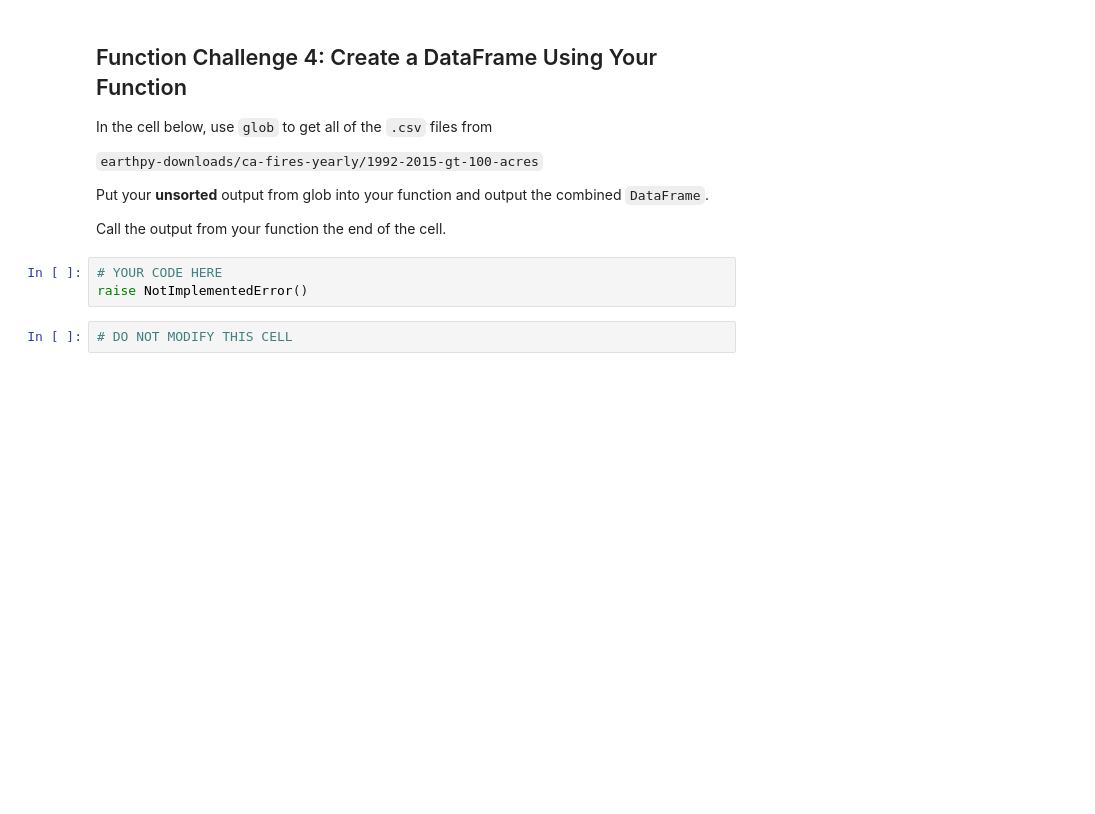
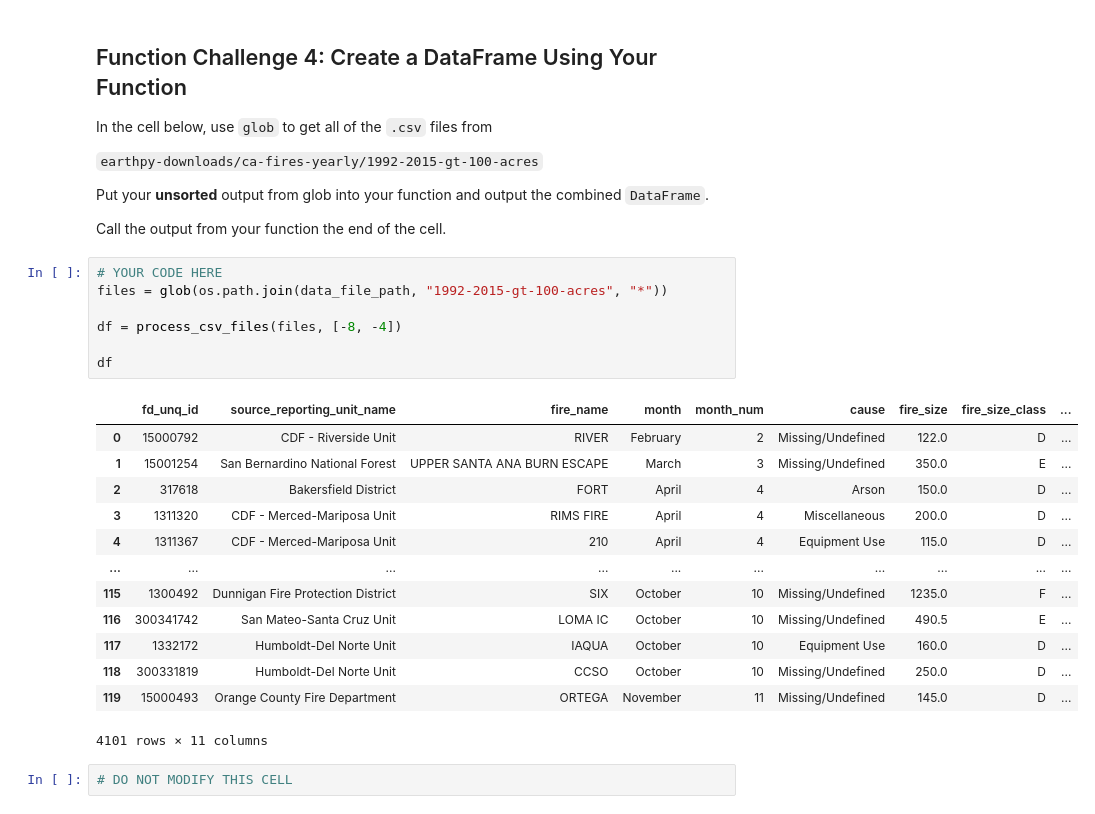
Before and after one commit to JudithAment/earth-analytics-bootcamp, a Jupyter notebook: homeworks/09-functions/bootcamp-09-functions.ipynb, the cells around one changed output. Drawn from its saved outputs; the diff is of its cells as text; blank space fills up the shorter version.

```diff
--- a/homeworks/09-functions/bootcamp-09-functions.ipynb
+++ b/homeworks/09-functions/bootcamp-09-functions.ipynb
@@ -509,9 +509,27 @@ In the cell below, use `glob` to get all of the `.csv` files from
 Put your **unsorted** output from glob into your function and output the combined `DataFrame`.
 
 Call the output from your function the end of the cell.
-# %%
-# YOUR CODE HERE
-raise NotImplementedError()
+# %%
+# YOUR CODE HERE
+files = glob(os.path.join(data_file_path, "1992-2015-gt-100-acres", "*"))
+
+df = process_csv_files(files, [-8, -4])
+
+df
+# %% [output]
+|  | fd_unq_id | source_reporting_unit_name | fire_name | month | month_num | cause | fire_size | fire_size_class | ... |
+| 0 | 15000792 | CDF - Riverside Unit | RIVER | February | 2 | Missing/Undefined | 122.0 | D | ... |
+| 1 | 15001254 | San Bernardino National Forest | UPPER SANTA ANA BURN ESCAPE | March | 3 | Missing/Undefined | 350.0 | E | ... |
+| 2 | 317618 | Bakersfield District | FORT | April | 4 | Arson | 150.0 | D | ... |
+| 3 | 1311320 | CDF - Merced-Mariposa Unit | RIMS FIRE | April | 4 | Miscellaneous | 200.0 | D | ... |
+| 4 | 1311367 | CDF - Merced-Mariposa Unit | 210 | April | 4 | Equipment Use | 115.0 | D | ... |
+| ... | ... | ... | ... | ... | ... | ... | ... | ... | ... |
+| 115 | 1300492 | Dunnigan Fire Protection District | SIX | October | 10 | Missing/Undefined | 1235.0 | F | ... |
+| 116 | 300341742 | San Mateo-Santa Cruz Unit | LOMA IC | October | 10 | Missing/Undefined | 490.5 | E | ... |
+| 117 | 1332172 | Humboldt-Del Norte Unit | IAQUA | October | 10 | Equipment Use | 160.0 | D | ... |
+| 118 | 300331819 | Humboldt-Del Norte Unit | CCSO | October | 10 | Missing/Undefined | 250.0 | D | ... |
+| 119 | 15000493 | Orange County Fire Department | ORTEGA | November | 11 | Missing/Undefined | 145.0 | D | ... |
+4101 rows × 11 columns
 # %%
 # DO NOT MODIFY THIS CELL
 # %% [markdown]
```
Also changed, not shown: parts of 8 cells of this notebook, 1 other file.
